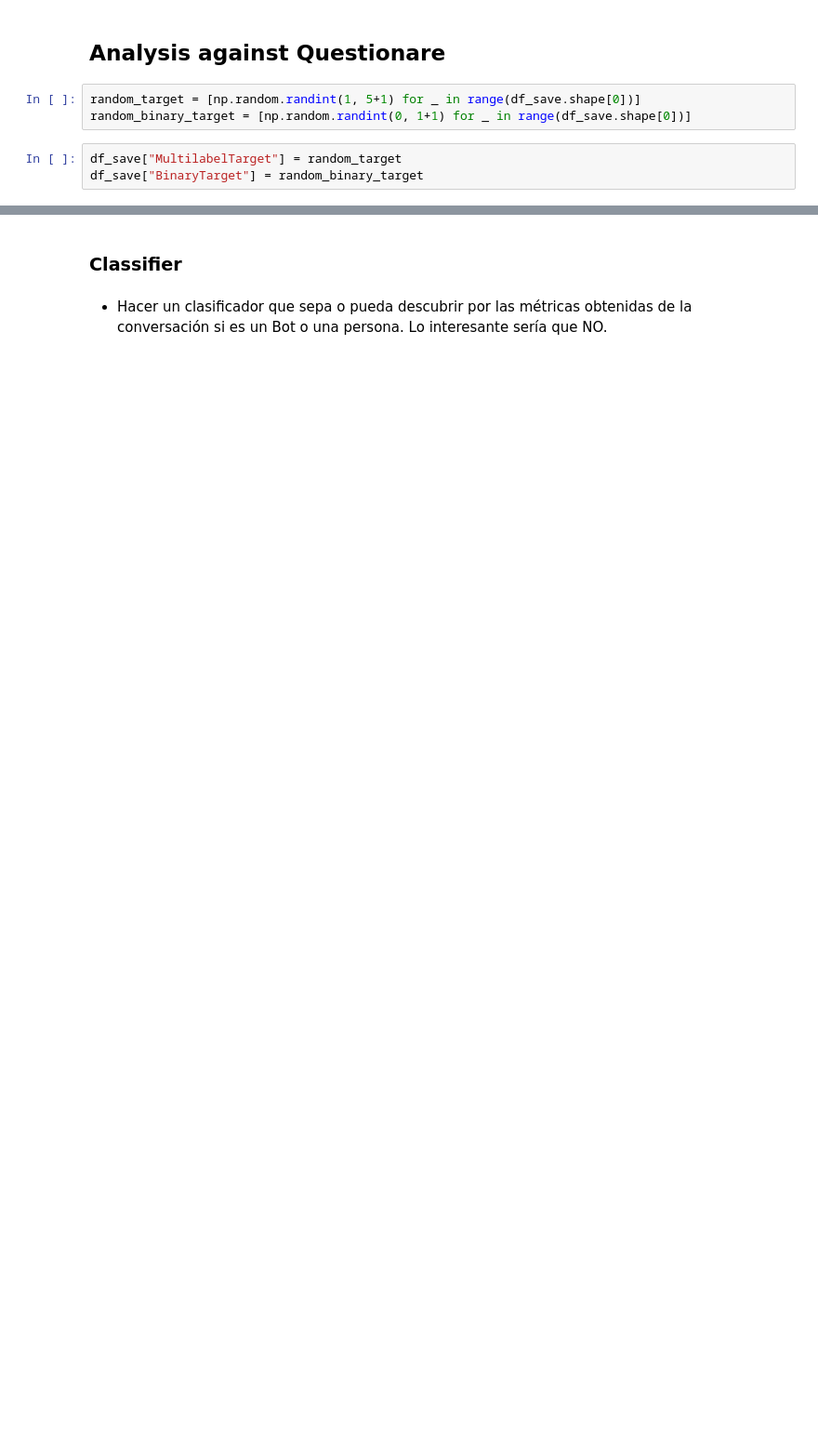
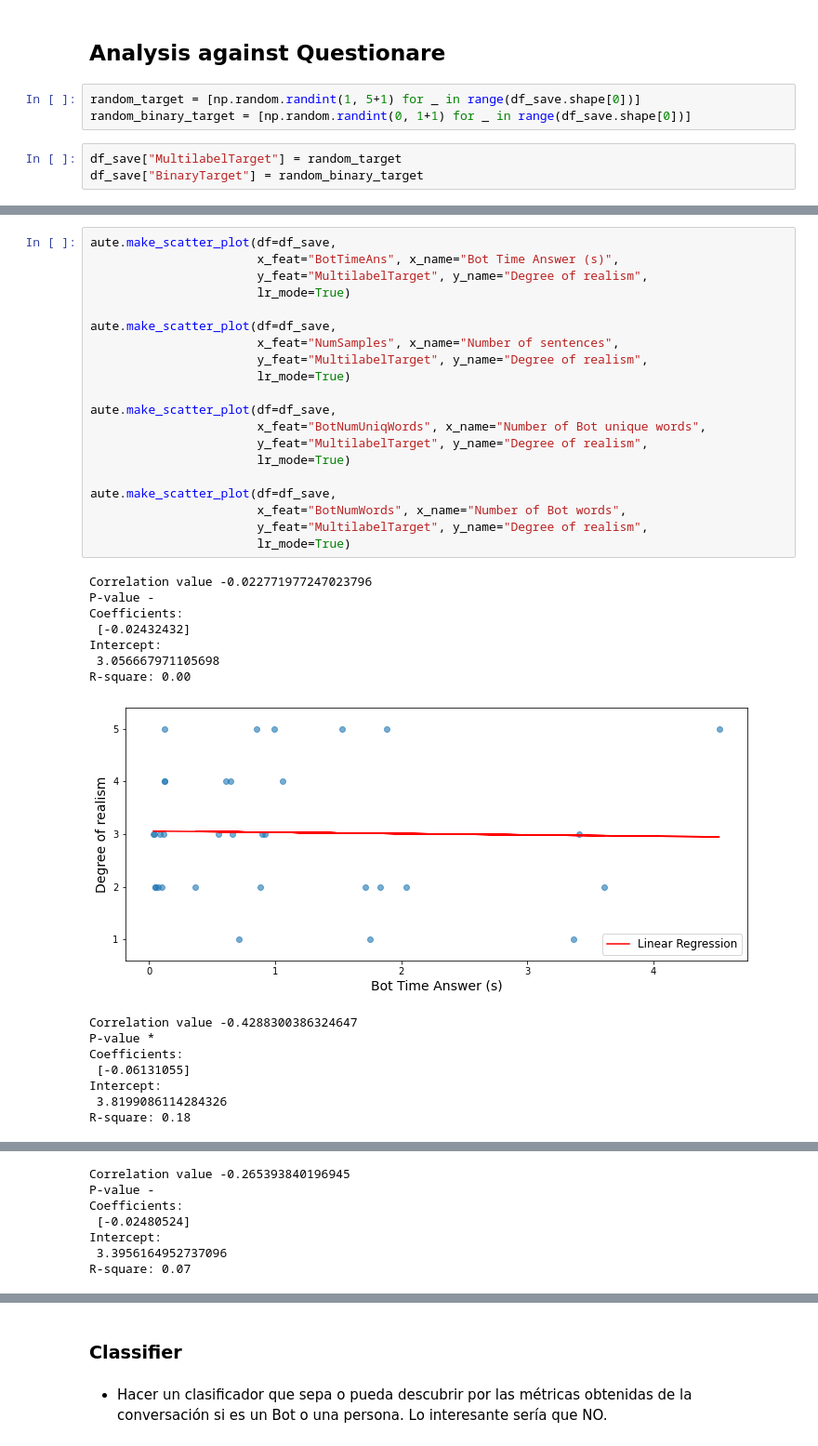
Before and after one commit to ASAPLableni/LableniBot, a Jupyter notebook: DataAnalysis/PipelineAnalysis.ipynb, the cells around one changed output, grey strips where cells are left out. Shown at 93% size. Saved outputs shown, nothing was run; the diff lists cells and outputs as text; blank space fills up the shorter version.

```diff
--- a/DataAnalysis/PipelineAnalysis.ipynb
+++ b/DataAnalysis/PipelineAnalysis.ipynb
@@ -504,0 +527,36 @@ Mean Repetition score = 60.61 +/- 48.86 ; Median = 100.0 ; Min. =  0 ; Max. =  1
+# %%
+aute.make_scatter_plot(df=df_save,
+                       x_feat="BotTimeAns", x_name="Bot Time Answer (s)",
+                       y_feat="MultilabelTarget", y_name="Degree of realism",
+                       lr_mode=True)
+
+aute.make_scatter_plot(df=df_save,
+                       x_feat="NumSamples", x_name="Number of sentences",
+                       y_feat="MultilabelTarget", y_name="Degree of realism",
+                       lr_mode=True)
+
+aute.make_scatter_plot(df=df_save,
+                       x_feat="BotNumUniqWords", x_name="Number of Bot unique words",
+                       y_feat="MultilabelTarget", y_name="Degree of realism",
+                       lr_mode=True)
+
+aute.make_scatter_plot(df=df_save,
+                       x_feat="BotNumWords", x_name="Number of Bot words",
+                       y_feat="MultilabelTarget", y_name="Degree of realism",
+                       lr_mode=True)
+# %% [output]
+Correlation value -0.022771977247023796
+P-value -
+Coefficients:
+ [-0.02432432]
+Intercept:
+ 3.056667971105698
+R-square: 0.00
+[figure, added]
+Correlation value -0.4288300386324647
+P-value *
+Coefficients:
+ [-0.06131055]
+Intercept:
+ 3.8199086114284326
+R-square: 0.18
@@ -504,0 +564,7 @@ Mean Repetition score = 60.61 +/- 48.86 ; Median = 100.0 ; Min. =  0 ; Max. =  1
+Correlation value -0.265393840196945
+P-value -
+Coefficients:
+ [-0.02480524]
+Intercept:
+ 3.3956164952737096
+R-square: 0.07
```
Also changed, not shown: parts of 9 cells of this notebook, 1 other file.
